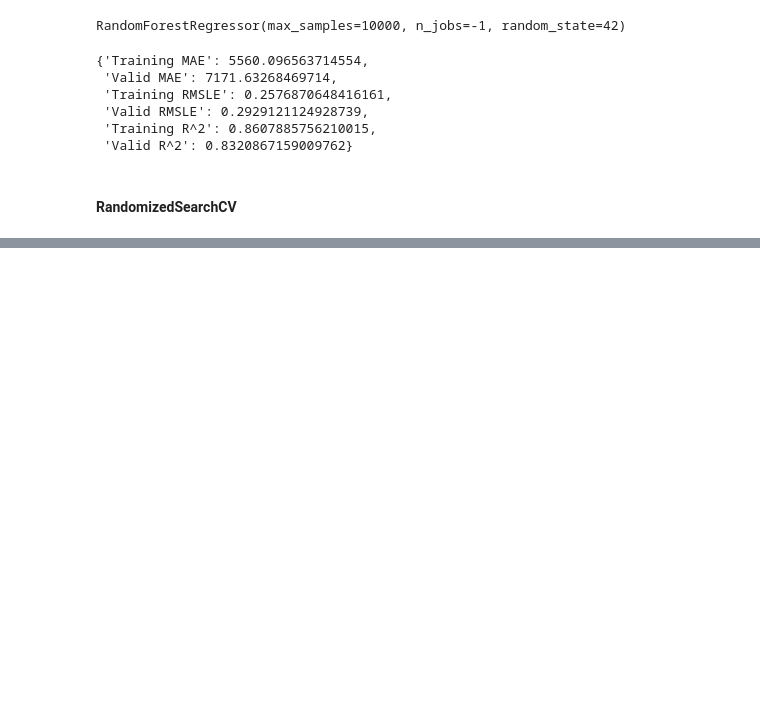
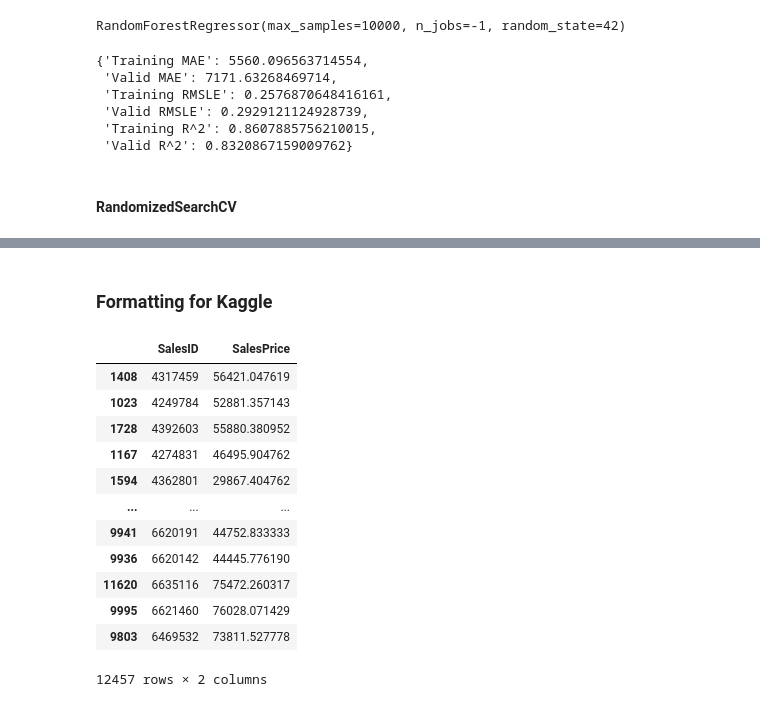
Before and after one commit to Mateus-Henr/Machine-Learning-And-Data-Science-Course, a Jupyter notebook: Section 12 - Supervised Learning - Time Series/End_To_End_Bulldozer_Price_Regression.ipynb, the cells around one changed output, grey strips where cells are left out. Drawn from its saved outputs; the diff is of its cells as text; code cells hidden in the pictures; blank space fills up the shorter version.

Commit message:
Kaggle formats

```diff
--- a/Section 12 - Supervised Learning - Time Series/End_To_End_Bulldozer_Price_Regression.ipynb
+++ b/Section 12 - Supervised Learning - Time Series/End_To_End_Bulldozer_Price_Regression.ipynb
@@ -642,0 +722,2 @@ show_scores(rs_rf)
+# %%
+df_test = preprocess_data(df_test)
@@ -642,0 +735,4 @@ show_scores(rs_rf)
+# %%
+# Adding missing columns
+df_test["auctioneerID_is_missing"] = False
+df_test["YearMade_is_missing"] = False
@@ -642,0 +743,2 @@ show_scores(rs_rf)
+# %%
+df_test = df_test.reindex(columns=list(X_train.columns))
@@ -642,0 +747,23 @@ show_scores(rs_rf)
+# %%
+test_preds = ideal_model.predict(df_test)
+# %% [markdown]
+### Formatting for Kaggle
+# %%
+df_preds = pd.DataFrame()
+df_preds["SalesID"] = df_test["SalesID"]
+df_preds["SalesPrice"] = test_preds
+df_preds
+# %% [output]
+|  | SalesID | SalesPrice |
+| 1408 | 4317459 | 56421.047619 |
+| 1023 | 4249784 | 52881.357143 |
+| 1728 | 4392603 | 55880.380952 |
+| 1167 | 4274831 | 46495.904762 |
+| 1594 | 4362801 | 29867.404762 |
+| ... | ... | ... |
+| 9941 | 6620191 | 44752.833333 |
+| 9936 | 6620142 | 44445.776190 |
+| 11620 | 6635116 | 75472.260317 |
+| 9995 | 6621460 | 76028.071429 |
+| 9803 | 6469532 | 73811.527778 |
+12457 rows × 2 columns
```
Also changed, not shown: parts of 18 cells of this notebook.
